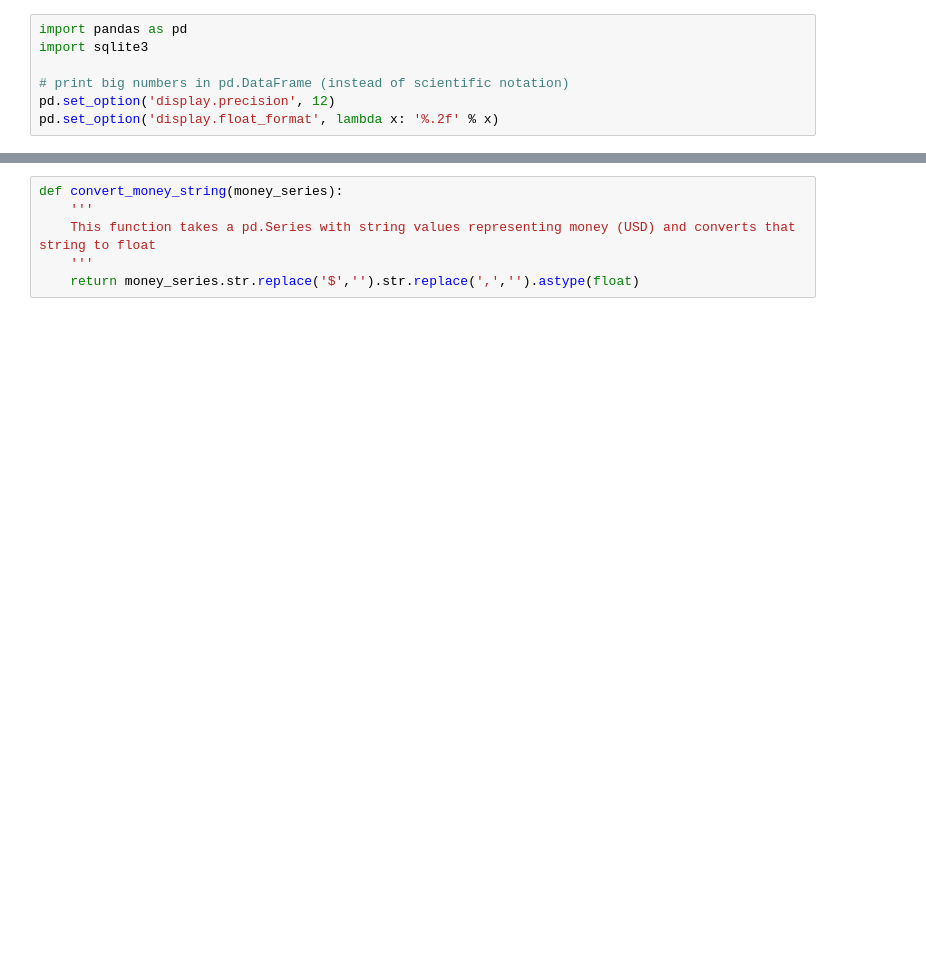
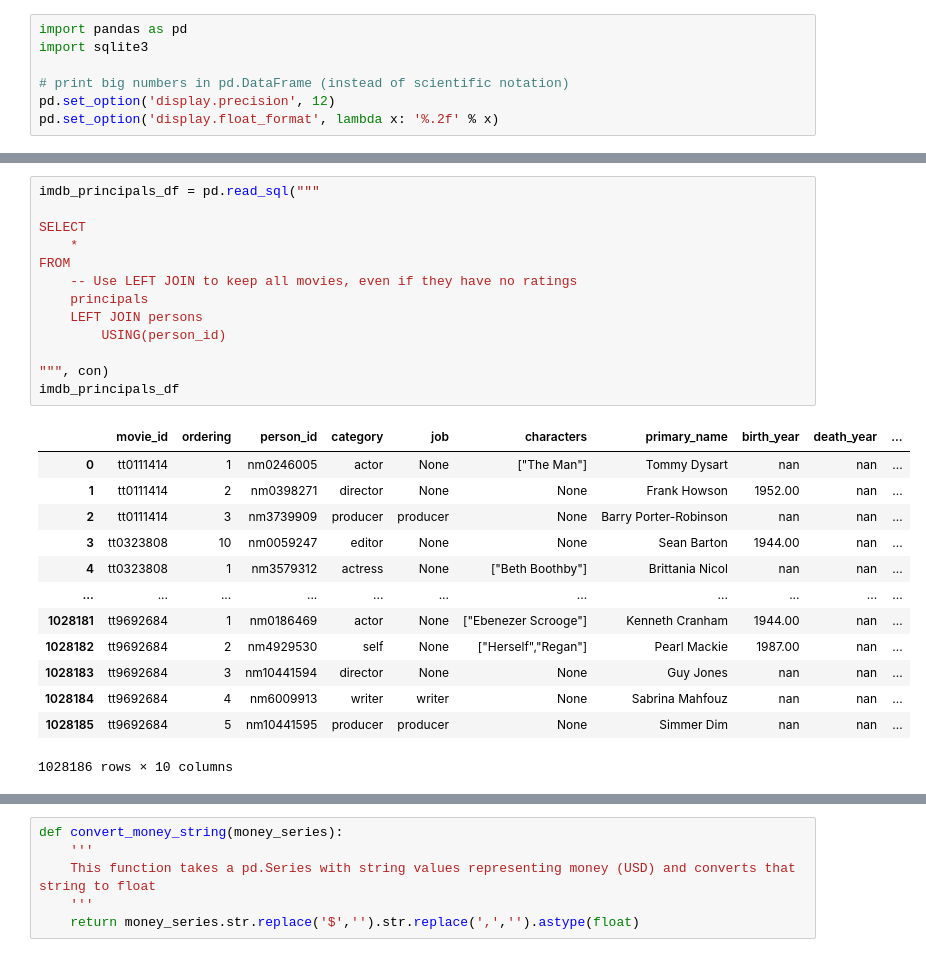
Before and after one commit to gcburgess/Xbox-to-Box-Office, a Jupyter notebook: greg-notebooks-folder/GREG_slightly_polished.ipynb, the cells around one changed output, grey strips where cells are left out. Cells and saved outputs as stored; diff of their text form; blank space fills up the shorter version.

```diff
--- a/greg-notebooks-folder/GREG_slightly_polished.ipynb
+++ b/greg-notebooks-folder/GREG_slightly_polished.ipynb
@@ -16,0 +376,27 @@ pd.set_option('display.float_format', lambda x: '%.2f' % x)
+# %%
+imdb_principals_df = pd.read_sql("""
+
+SELECT
+    *
+FROM
+    -- Use LEFT JOIN to keep all movies, even if they have no ratings
+    principals
+    LEFT JOIN persons
+        USING(person_id)
+
+""", con)
+imdb_principals_df
+# %% [output]
+|  | movie_id | ordering | person_id | category | job | characters | primary_name | birth_year | death_year | ... |
+| 0 | tt0111414 | 1 | nm0246005 | actor | None | ["The Man"] | Tommy Dysart | nan | nan | ... |
+| 1 | tt0111414 | 2 | nm0398271 | director | None | None | Frank Howson | 1952.00 | nan | ... |
+| 2 | tt0111414 | 3 | nm3739909 | producer | producer | None | Barry Porter-Robinson | nan | nan | ... |
+| 3 | tt0323808 | 10 | nm0059247 | editor | None | None | Sean Barton | 1944.00 | nan | ... |
+| 4 | tt0323808 | 1 | nm3579312 | actress | None | ["Beth Boothby"] | Brittania Nicol | nan | nan | ... |
+| ... | ... | ... | ... | ... | ... | ... | ... | ... | ... | ... |
+| 1028181 | tt9692684 | 1 | nm0186469 | actor | None | ["Ebenezer Scrooge"] | Kenneth Cranham | 1944.00 | nan | ... |
+| 1028182 | tt9692684 | 2 | nm4929530 | self | None | ["Herself","Regan"] | Pearl Mackie | 1987.00 | nan | ... |
+| 1028183 | tt9692684 | 3 | nm10441594 | director | None | None | Guy Jones | nan | nan | ... |
+| 1028184 | tt9692684 | 4 | nm6009913 | writer | writer | None | Sabrina Mahfouz | nan | nan | ... |
+| 1028185 | tt9692684 | 5 | nm10441595 | producer | producer | None | Simmer Dim | nan | nan | ... |
+1028186 rows × 10 columns
```
Also changed, not shown: parts of 50 cells of this notebook, 1 other file.
